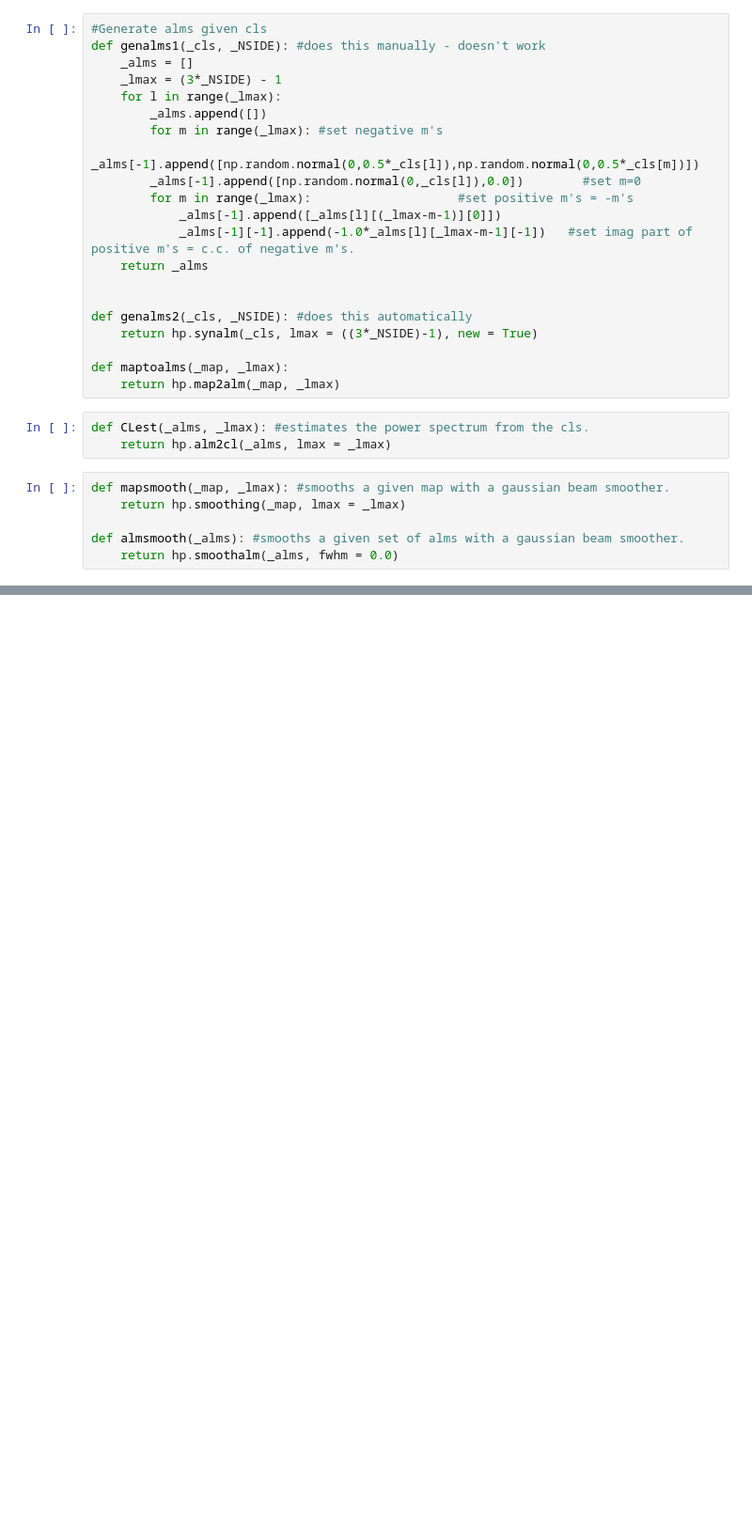
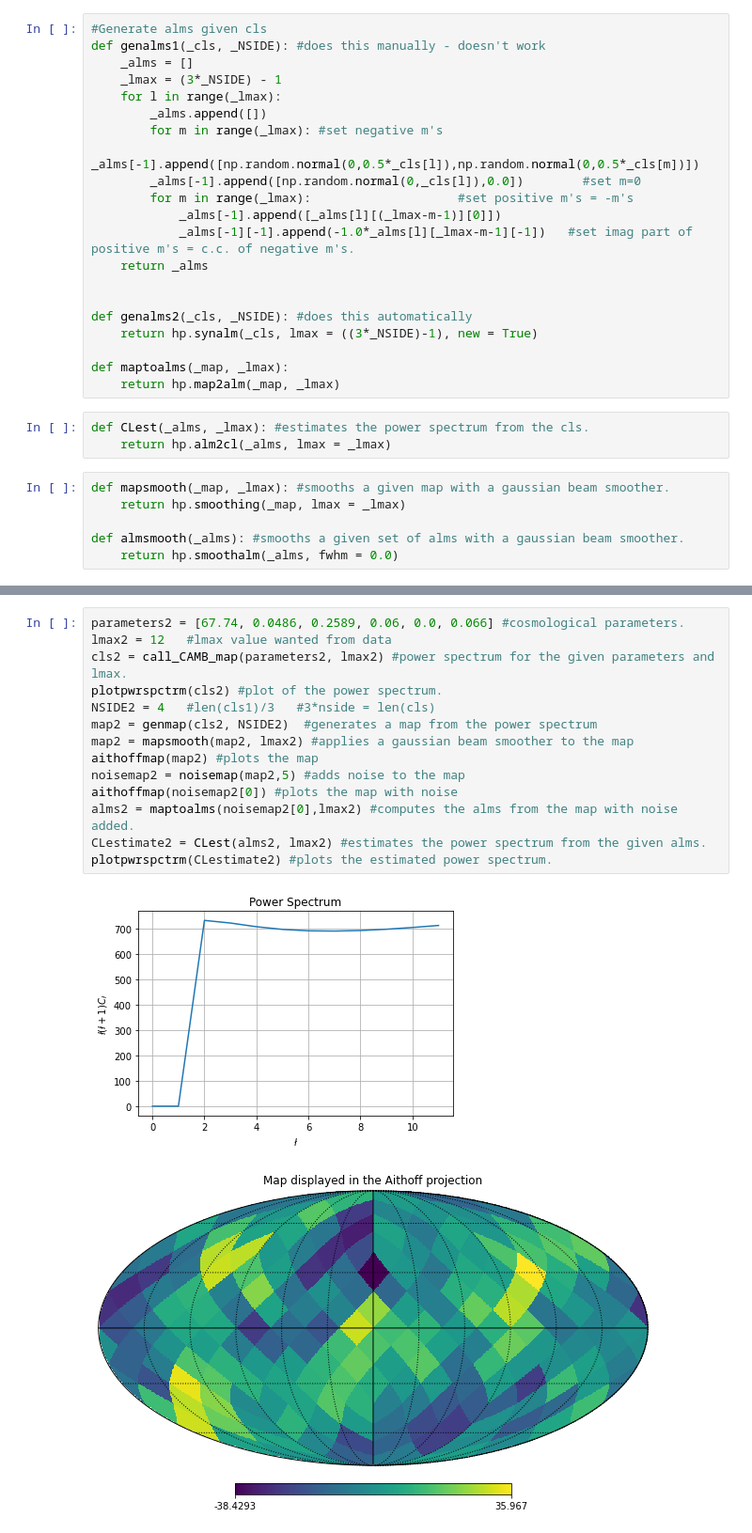
Before and after one commit to Oscar-Hickman/Cosmology-from-the-CMB-with-advanced-sampling-techniques, a Jupyter notebook: Main.ipynb, the cells around one changed output, grey strips where cells are left out. Shown at 94% size. Cells and saved outputs as stored; diff of their text form; blank space fills up the shorter version.

```diff
--- a/Main.ipynb
+++ b/Main.ipynb
@@ -185,0 +168,17 @@ plotpwrspctrm(CLestimate) #plots the estimated power spectrum.
+# %%
+parameters2 = [67.74, 0.0486, 0.2589, 0.06, 0.0, 0.066] #cosmological parameters.
+lmax2 = 12   #lmax value wanted from data
+cls2 = call_CAMB_map(parameters2, lmax2) #power spectrum for the given parameters and lmax.
+plotpwrspctrm(cls2) #plot of the power spectrum.
+NSIDE2 = 4   #len(cls1)/3   #3*nside = len(cls)
+map2 = genmap(cls2, NSIDE2)  #generates a map from the power spectrum
+map2 = mapsmooth(map2, lmax2) #applies a gaussian beam smoother to the map
+aithoffmap(map2) #plots the map
+noisemap2 = noisemap(map2,5) #adds noise to the map
+aithoffmap(noisemap2[0]) #plots the map with noise
+alms2 = maptoalms(noisemap2[0],lmax2) #computes the alms from the map with noise added.
+CLestimate2 = CLest(alms2, lmax2) #estimates the power spectrum from the given alms.
+plotpwrspctrm(CLestimate2) #plots the estimated power spectrum.
+# %% [output]
+[figure, added]
+[figure, added]
```
Also changed, not shown: parts of 13 cells of this notebook.
